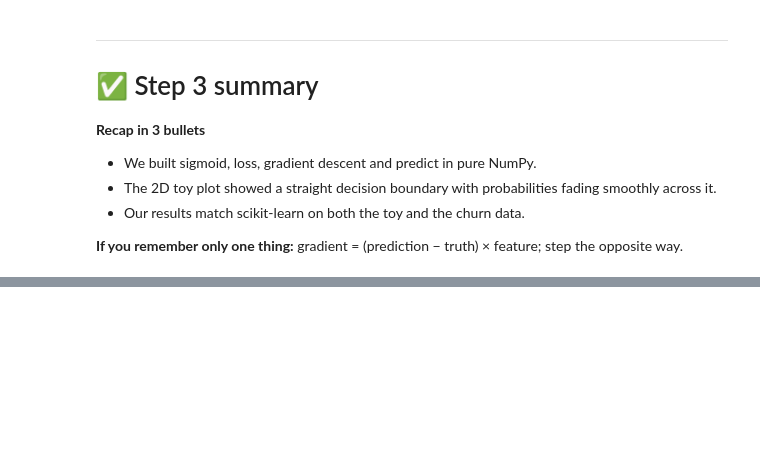
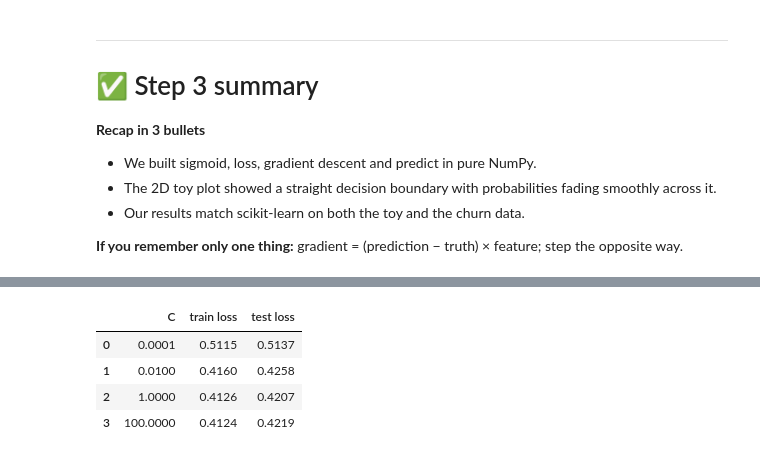
Before and after one commit to Arnav-Shrivastava/logistic-regression-zero-to-one, a Jupyter notebook: logistic_regression_zero_to_one.ipynb, the cells around one changed output, grey strips where cells are left out. Saved outputs shown, nothing was run; the diff lists cells and outputs as text; code cells hidden in the pictures; blank space fills up the shorter version.

```diff
--- a/logistic_regression_zero_to_one.ipynb
+++ b/logistic_regression_zero_to_one.ipynb
@@ -1025,0 +1134,13 @@ sklearn adds a regularisation penalty by default; our scratch model has none. A
+# %%
+rows = []
+for C in [0.0001, 0.01, 1, 100]:                              # from very strong to very weak penalty
+    m = LogisticRegression(C=C, max_iter=2000).fit(Xtr, y_train)
+    rows.append((C, sk_log_loss(y_train, m.predict_proba(Xtr)[:, 1]),
+                 sk_log_loss(y_test, m.predict_proba(Xte)[:, 1])))
+pd.DataFrame(rows, columns=["C", "train loss", "test loss"]).round(4)
+# %% [output]
+|  | C | train loss | test loss |
+| 0 | 0.0001 | 0.5115 | 0.5137 |
+| 1 | 0.0100 | 0.4160 | 0.4258 |
+| 2 | 1.0000 | 0.4126 | 0.4207 |
+| 3 | 100.0000 | 0.4124 | 0.4219 |
```
Also changed, not shown: parts of 32 cells of this notebook.
